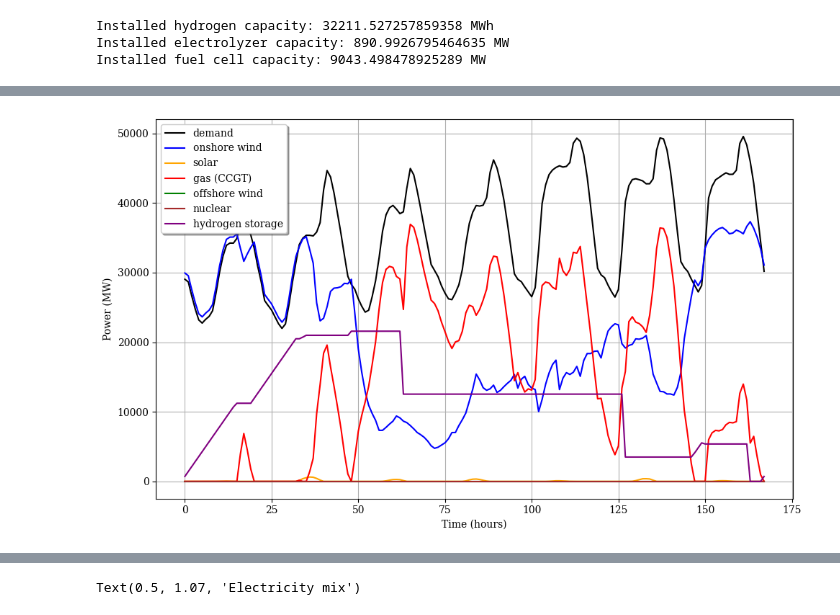
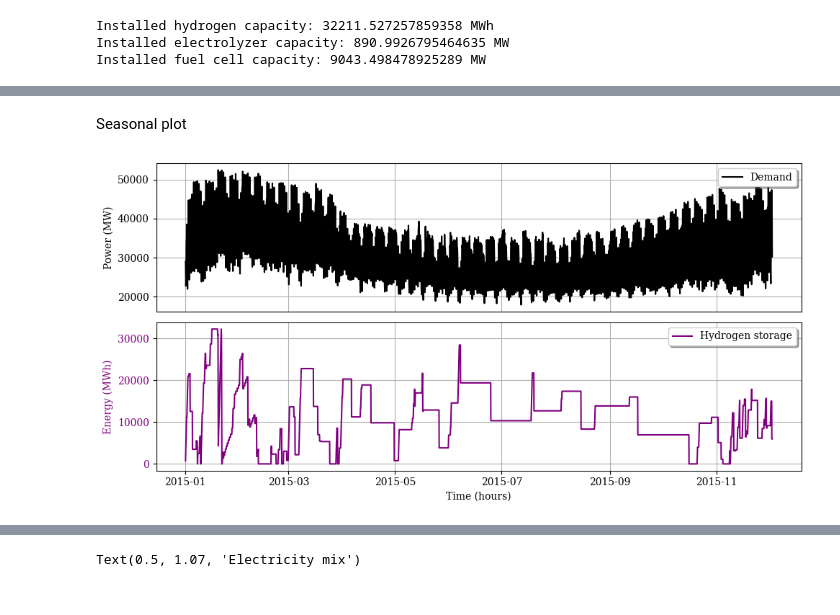
Before and after one commit to CarlosFdHL/ieg_project, a Jupyter notebook: Dmodel.ipynb, the cells around one changed output, grey strips where cells are left out. Drawn from its saved outputs; the diff is of its cells as text; code cells hidden in the pictures.

Commit message:
Improvement in plots

```diff
--- a/Dmodel.ipynb
+++ b/Dmodel.ipynb
@@ -248,39 +308,49 @@ Installed fuel cell capacity: 9043.498478925289 MW
+# %% [markdown]
+Seasonal plot
 # %%
-# Selection of plotted hours
-num_hours_week = 24 * 7
-hours = pd.date_range(start="2015-01-01", periods=num_hours_week, freq='H')
+# Plot a week with hydrogen storage on a secondary axis
+num_hours_week = 7 * 24
+num_weeks = 4 * 12
+hours = pd.date_range(start="2015-01-01", periods=num_hours_week * num_weeks, freq='H')
 
 demand = network.loads_t.p['load'][hours].values
 onshore_wind = network.generators_t.p['onshorewind'][hours].values
 solar = network.generators_t.p['solar'][hours].values
 gas_ccgt = network.generators_t.p['CCGT'][hours].values
 offshore_wind = network.generators_t.p['offshorewind'][hours].values
 nuclear = network.generators_t.p['nuclear'][hours].values
 hydrogen = network.stores_t.e['H2 Tank'][hours].values
 
-plt.figure(figsize=(10, 6))
-plt.plot(demand, color='black', label='demand')
-plt.plot(onshore_wind, color='blue', label='onshore wind')
-plt.plot(solar, color='orange', label='solar')
-plt.plot(gas_ccgt, color='red', label='gas (CCGT)')
-plt.plot(offshore_wind, color='green', label='offshore wind')
-plt.plot(nuclear, color='brown', label='nuclear')
-plt.plot(hydrogen, color='purple', label='hydrogen storage')
-plt.legend(fancybox=True, shadow=True, loc='upper left')
-plt.xlabel('Time (hours)')
-plt.ylabel('Power (MW)')
-#plt.title('Energy Production and Demand')
-# plt.xticks(rotation=45)
-plt.grid(True)
+# Create subplots
+fig, axs = plt.subplots(2, 1, figsize=(10, 5), gridspec_kw={'height_ratios': [1, 1]})
 
-# Improve x-axis ticks
-# plt.gca().xaxis.set_major_locator(plt.MultipleLocator(12))
-# plt.gca().xaxis.set_minor_locator(plt.MultipleLocator(3))
-# plt.gca().xaxis.set_major_formatter(plt.matplotlib.dates.DateFormatter('%Y-%m-%d %H:%M'))
+# First subplot: Energy production and demand
+axs[0].plot(hours, demand, color='black', label='Demand')
+# axs[0].plot(hours, onshore_wind, color='blue', label='Onshore wind')
+# axs[0].plot(hours, solar, color='orange', label='Solar')
+# axs[0].plot(hours, gas_ccgt, color='red', label='Gas (CCGT)')
+# axs[0].plot(hours, offshore_wind, color='green', label='Offshore wind')
+# axs[0].plot(hours, nuclear, color='brown', label='Nuclear')
+axs[0].legend(fancybox=True, shadow=True, loc='upper right')
+axs[0].set_ylabel('Power (MW)')
+axs[0].grid(True)
 
+# Remove x-axis ticks and labels for the first subplot
+axs[0].tick_params(axis='x', which='both', bottom=False, top=False, labelbottom=False)
+
+# Second subplot: Hydrogen storage
+axs[1].plot(hours, hydrogen, color='purple', label='Hydrogen storage')
+axs[1].set_xlabel('Time (hours)')
+axs[1].set_ylabel('Energy (MWh)', color='purple')
+axs[1].tick_params(axis='y', labelcolor='purple')
+axs[1].legend(fancybox=True, shadow=True, loc='upper right')
+axs[1].grid(True)
+
+# Adjust layout
 plt.tight_layout()
+plt.show()
 # %% [output]
-[figure, old version]
+[figure, new version]
 # %%
 # Selection of plotted hours
 num_hours_week = 24 * 7
```
Also changed, not shown: parts of 5 cells of this notebook, 1 other file.
